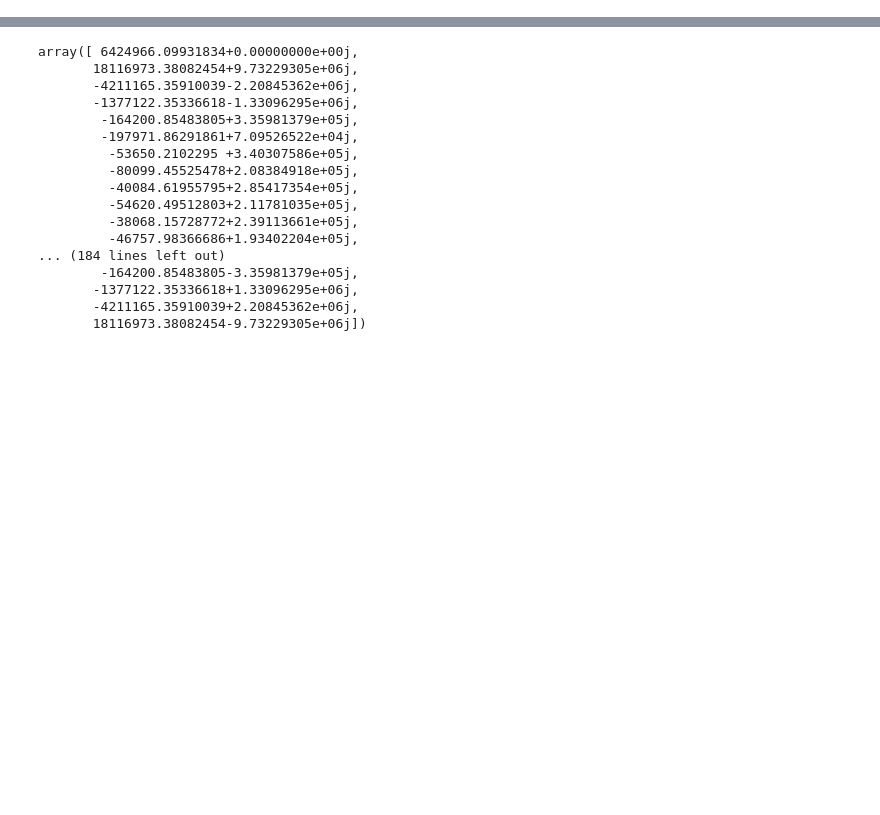
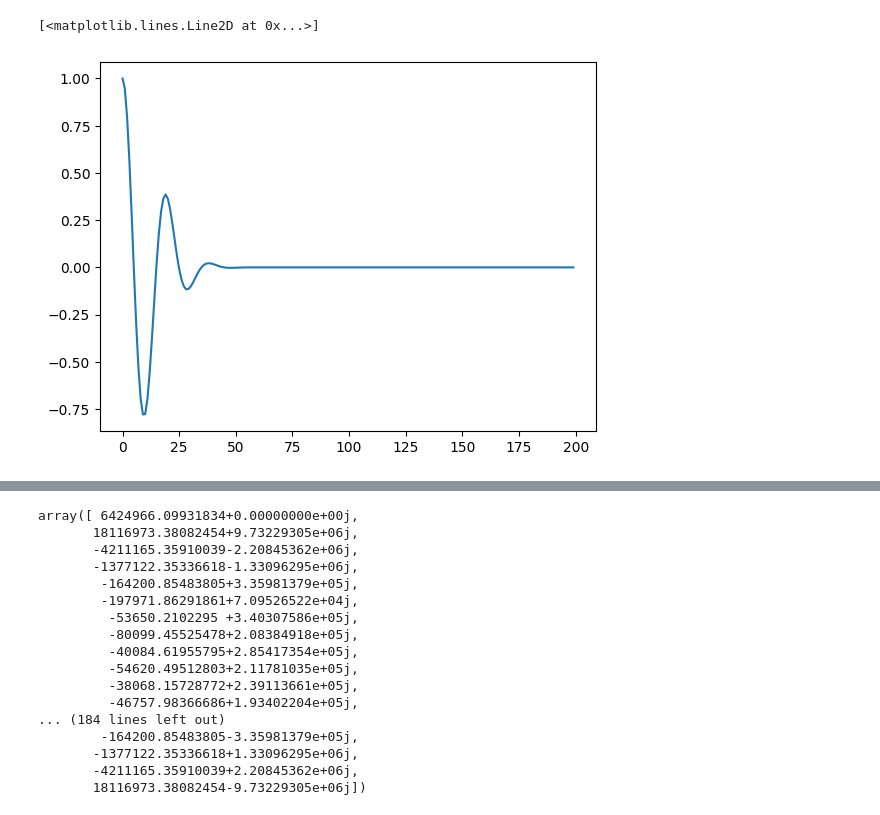
Before and after one commit to dani2442/Functional-Data-Analysis, a Jupyter notebook: notebooks/_tests.ipynb, the cells around one changed output, grey strips where cells are left out. Saved outputs shown, nothing was run; the diff lists cells and outputs as text; code cells hidden in the pictures; blank space fills up the shorter version.

```diff
--- a/notebooks/_tests.ipynb
+++ b/notebooks/_tests.ipynb
@@ -3,5 +3,10 @@ import numpy as np
 import matplotlib.pyplot as plt
 # %%
 t = np.linspace(0,10, 200)
-x = np.sin(t)
+x = np.exp(-t**2) * np.exp(1j * 2 * np.pi * t)
 y = np.cosh(t)
+# %%
+plt.plot(x)
+# %% [output]
+[<matplotlib.lines.Line2D at 0x...>]
+[figure, added]
```
Also changed, not shown: parts of 4 cells of this notebook, 2 other files.
